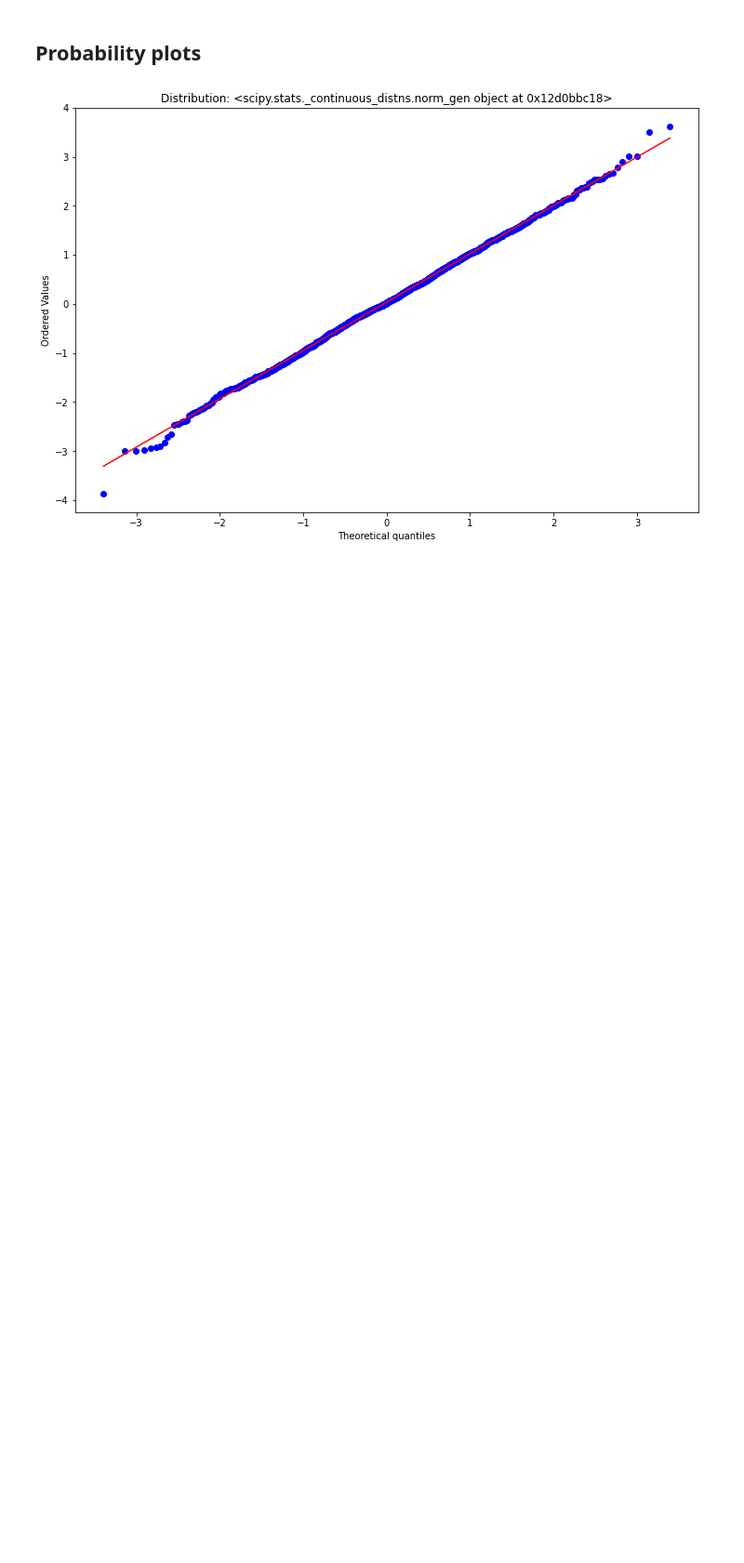
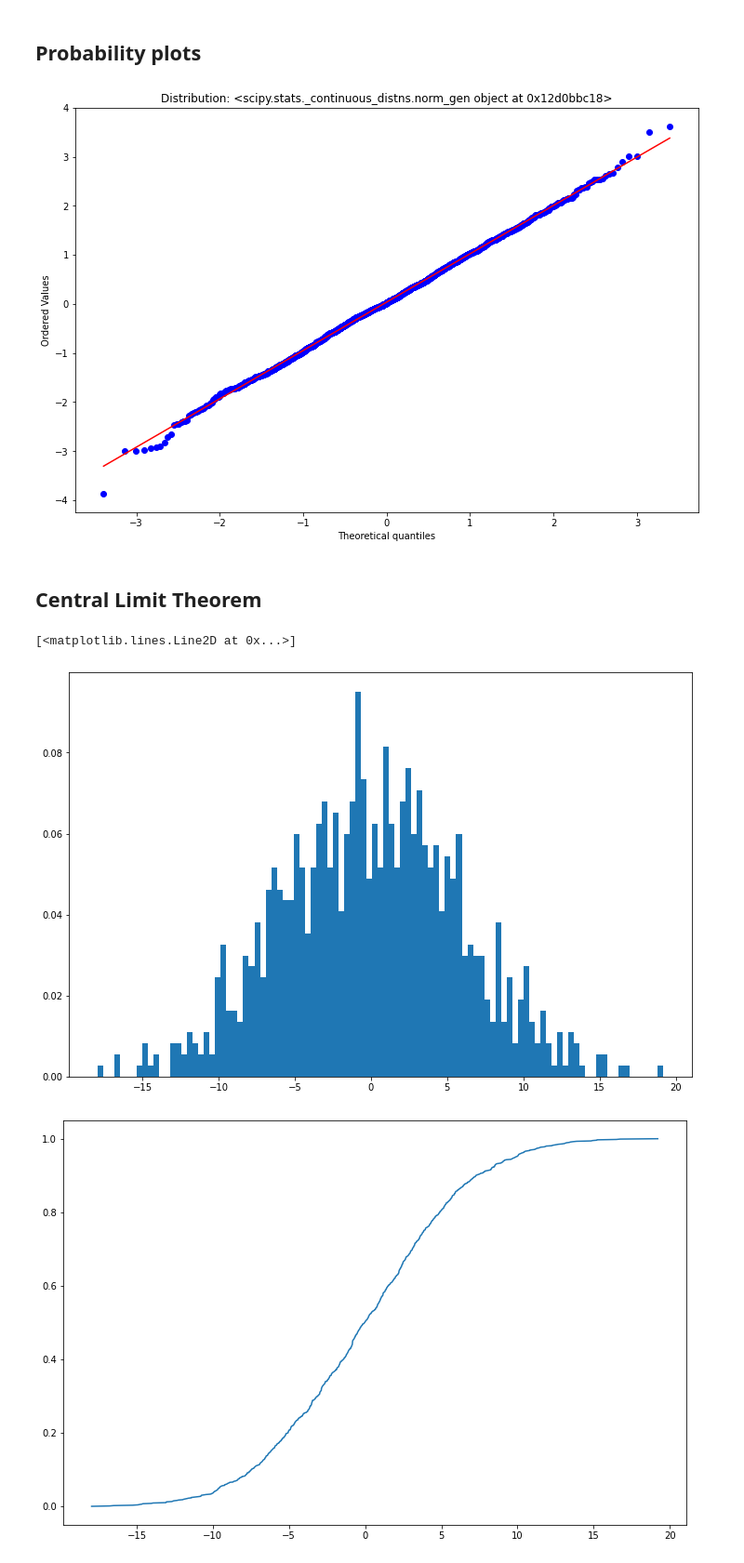
Before and after one commit to martinlarsalbert/Reliability-analysis-of-marine-structures, a Jupyter notebook: computer_exercises/python/exercise_2.ipynb, the cells around one changed output. Shown at 93% size. Saved outputs shown, nothing was run; the diff lists cells and outputs as text; code cells hidden in the pictures; blank space fills up the shorter version.

Commit message:
Added centre limit theorem

```diff
--- a/computer_exercises/python/exercise_2.ipynb
+++ b/computer_exercises/python/exercise_2.ipynb
@@ -35,3 +35,28 @@ for dist in dists:
     ax.set_title('Distribution: %s' %dist)
 # %% [output]
 [figure]
+# %% [markdown]
+## Central Limit Theorem
+# %%
+N_samples=1000
+N_sample=10000
+rv = stats.uniform(-1000,2000)
+
+ys = []
+for i in range(N_samples):
+
+    xs = rv.rvs(size=N_sample)
+    y = np.mean(xs)
+    ys.append(y)
+
+fig,ax=plt.subplots()
+ax.hist(ys, bins=1+int(N_samples/10), density=True);
+
+fig,ax=plt.subplots()
+values=np.sort(ys)
+density=np.linspace(0,1,len(ys))
+ax.plot(values, density)
+# %% [output]
+[<matplotlib.lines.Line2D at 0x...>]
+[figure, added]
+[figure, added]
```
Also changed, not shown: parts of 1 cell of this notebook.
